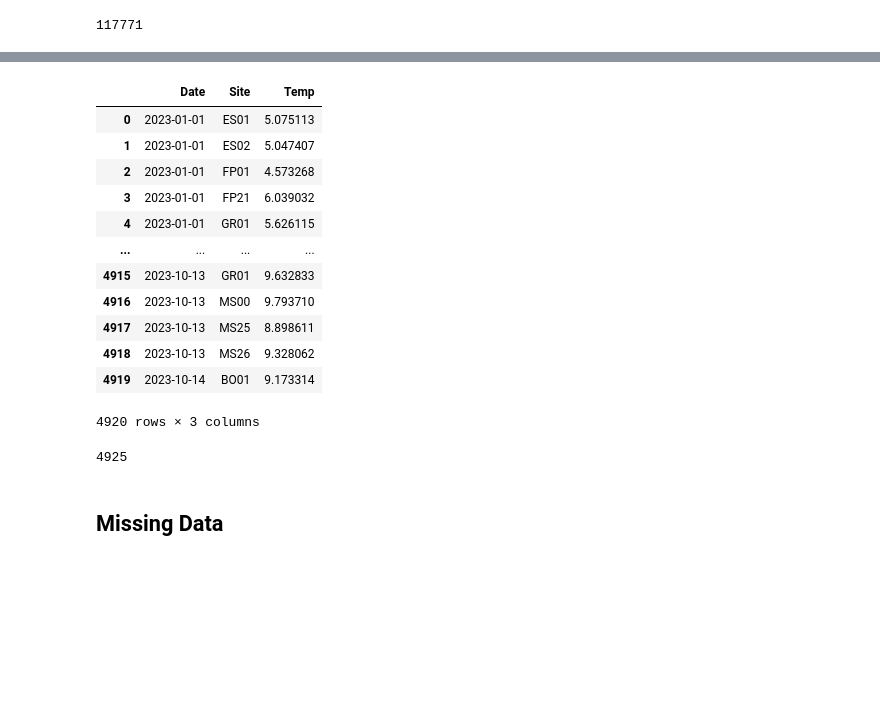
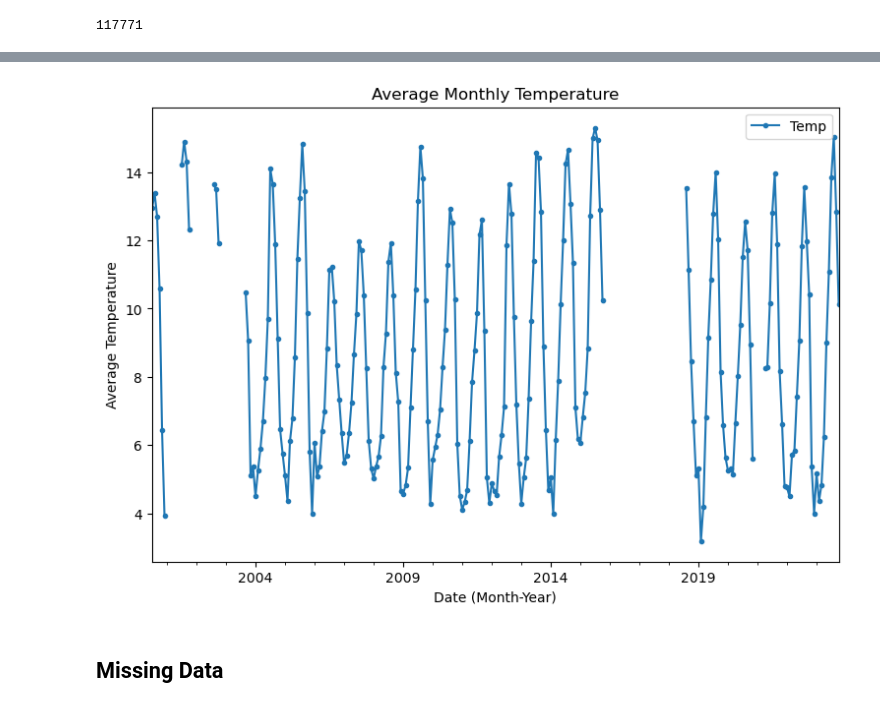
Before and after one commit to atsai23/CapstoneMSDS24.3, a Jupyter notebook: AT_EDA.ipynb, the cells around one changed output, grey strips where cells are left out. Drawn from its saved outputs; the diff is of its cells as text; code cells hidden in the pictures; blank space fills up the shorter version.

```diff
--- a/AT_EDA.ipynb
+++ b/AT_EDA.ipynb
@@ -79,3 +55,11 @@ len(small_tmp)
 # %%
-tmp['Date'] = small_tmp['DateTime'].apply(lambda x: x.split('T')[0])
+#Get just date from date time
+tmp['Date'] = tmp['DateTime'].apply(lambda x: x.split('T')[0])
+
+#Get just the month from date
+tmp['Month'] = tmp['Date'].apply(lambda x: x.split('-')[0] + '-' + x.split('-')[1])
+# %%
+#Convert to date time format
+tmp['Date'] = tmp['Date'].apply(lambda x: datetime.datetime.strptime(x, '%Y-%m-%d'))
+tmp['Month'] = tmp['Month'].apply(lambda x: datetime.datetime.strptime(x, '%Y-%m'))
 # %%
@@ -97,18 +67,2 @@ tmp.head(-5)
 # %%
-tmp_grouped = tmp[['Date','Site', 'Temp']].groupby(['Date', 'Site']).mean().reset_index()
+tmp_grouped = tmp[['Month', 'Temp']].groupby(['Month']).mean().reset_index()
-# %%
-tmp_grouped.head(-5)
-# %% [output]
-|  | Date | Site | Temp |
-| 0 | 2023-01-01 | ES01 | 5.075113 |
-| 1 | 2023-01-01 | ES02 | 5.047407 |
-| 2 | 2023-01-01 | FP01 | 4.573268 |
-| 3 | 2023-01-01 | FP21 | 6.039032 |
-| 4 | 2023-01-01 | GR01 | 5.626115 |
-| ... | ... | ... | ... |
-| 4915 | 2023-10-13 | GR01 | 9.632833 |
-| 4916 | 2023-10-13 | MS00 | 9.793710 |
-| 4917 | 2023-10-13 | MS25 | 8.898611 |
-| 4918 | 2023-10-13 | MS26 | 9.328062 |
-| 4919 | 2023-10-14 | BO01 | 9.173314 |
-4920 rows × 3 columns
@@ -117,7 +73,11 @@ tmp_grouped.to_csv('daily-avg-tmp-23.csv', index = False)
-# %%
-len(tmp_grouped)
-# %% [output]
-4925
+# %%
+ax = tmp_grouped.plot(x='Month', y= 'Temp', marker='.', figsize=(9, 6))
+ax.set_xlabel('Date (Month-Year)')
+ax.set_ylabel('Average Temperature')
+ax.set_title('Average Monthly Temperature')
+#ax.get_figure().savefig('AvgMonthly.png')
+# %% [output]
+[figure, added]
 # %% [markdown]
 ## Missing Data
 # %%
```
Also changed, not shown: parts of 21 cells of this notebook, 17 other files.
